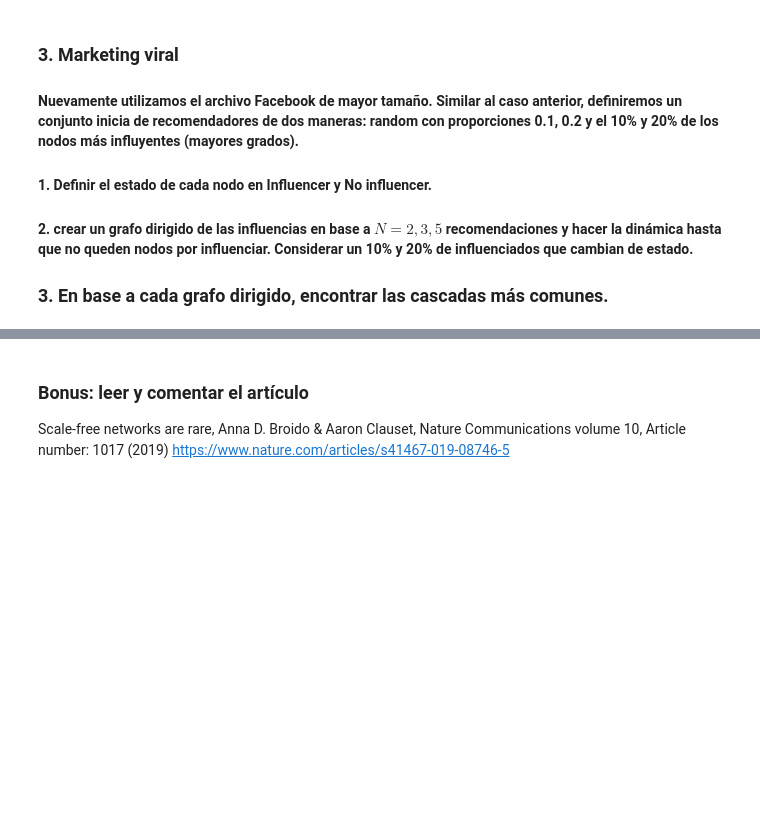
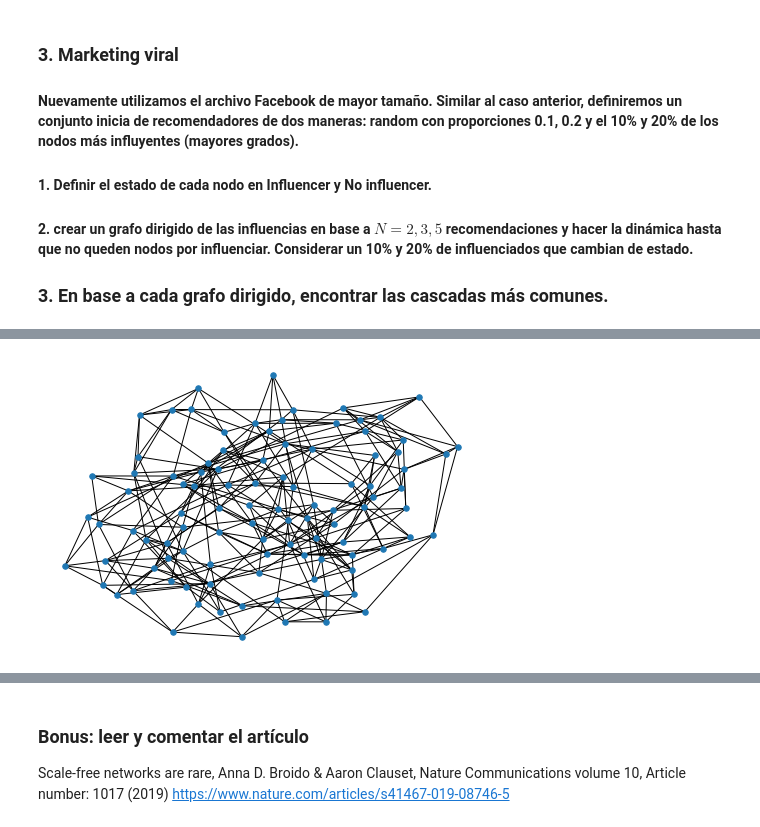
Before and after one commit to ncarrillo93/ComputatinalAnalisisNetwork, a Jupyter notebook: Tarea 1/Trabajo_1.ipynb, the cells around one changed output, grey strips where cells are left out. Saved outputs shown, nothing was run; the diff lists cells and outputs as text; code cells hidden in the pictures; blank space fills up the shorter version.

```diff
--- a/Tarea 1/Trabajo_1.ipynb
+++ b/Tarea 1/Trabajo_1.ipynb
@@ -173,0 +181,4 @@ ConfigurationException: {'message': 'Missing mandatory model parameter(s)', 'par
+# %%
+nx.draw(WS,node_size=30)
+# %% [output]
+[figure, added]
```
Also changed, not shown: parts of 11 cells of this notebook.
